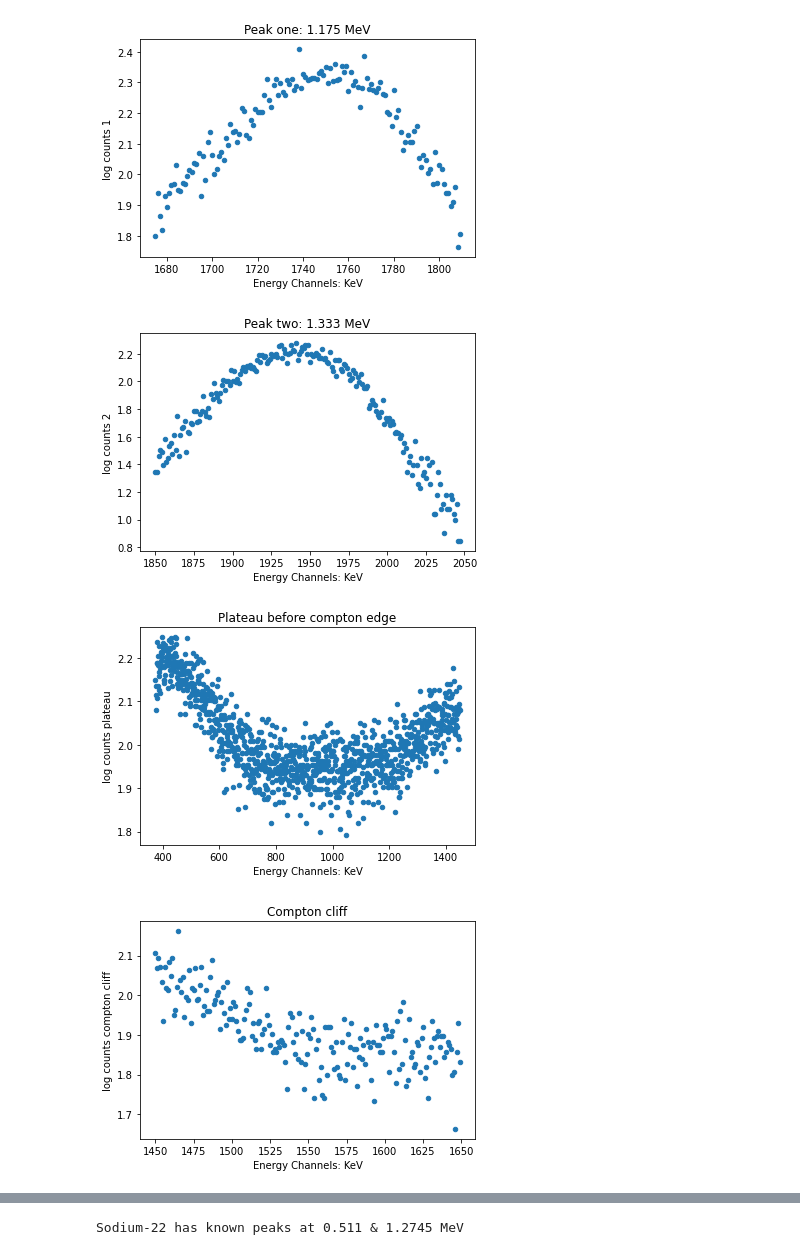
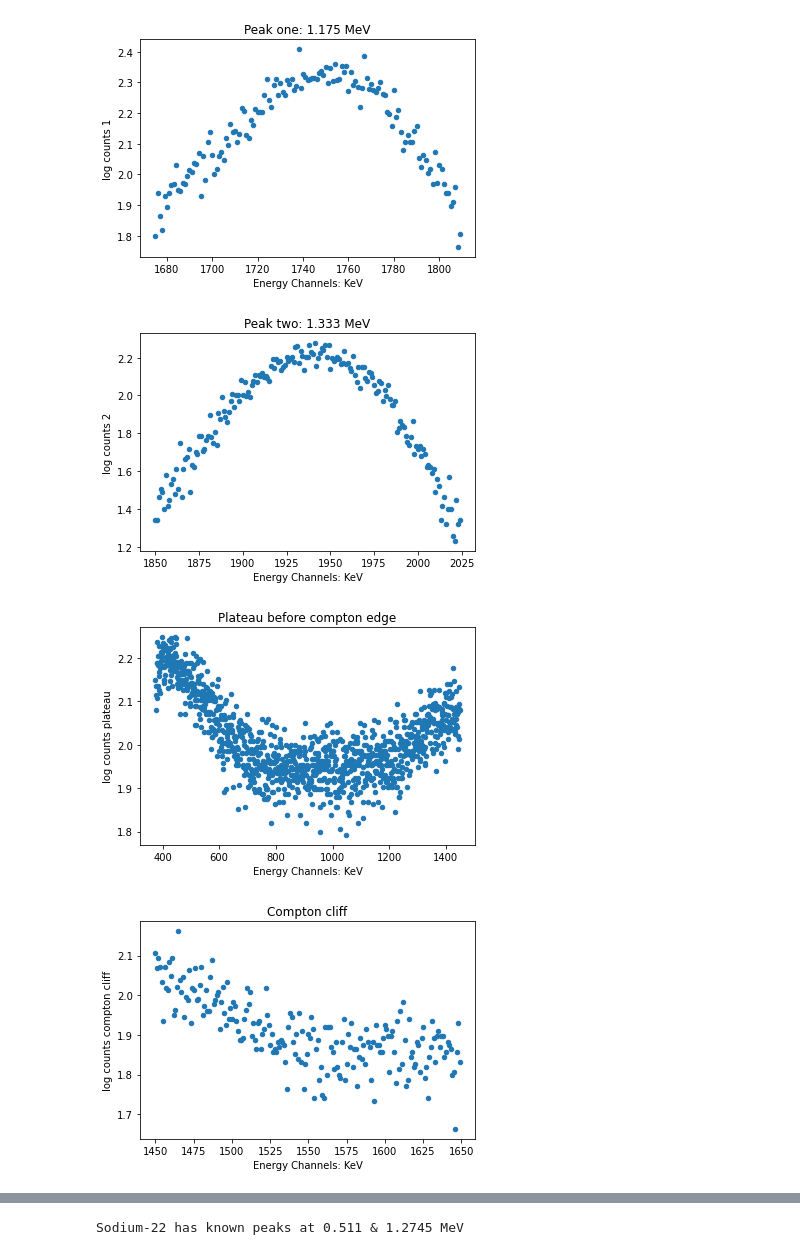
Before and after one commit to maraMaraschino/Adv-Lab, a Jupyter notebook: Gamma Spectroscopy/Gamma Spec Data.ipynb, the cells around one changed output, grey strips where cells are left out. Cells and saved outputs as stored; diff of their text form; code cells hidden in the pictures.

```diff
--- a/Gamma Spectroscopy/Gamma Spec Data.ipynb
+++ b/Gamma Spectroscopy/Gamma Spec Data.ipynb
@@ -34,38 +50,38 @@ ax1 = df_peak_1.plot.scatter(x=df_peak_1_x, y ='log counts 1')
 ax1.set_title("Peak one: 1.175 MeV")
 ax1.set_xlabel("Energy Channels: KeV")
 
-df_peak_2 = df.iloc[1850:].copy()
+df_peak_2 = df.iloc[1850:2025].copy()
 df_peak_2_x = df_peak_2.columns[0]
 df_peak_2['log counts 2'] = np.log10(df_peak_2[df_peak_2.columns[1]])
 ax2 = df_peak_2.plot.scatter(x=df_peak_2_x, y ='log counts 2')
 ax2.set_title("Peak two: 1.333 MeV")
 ax2.set_xlabel("Energy Channels: KeV")
 
 df_plateau = df.iloc[375:1450].copy()
 df_plateau_x = df_plateau.columns[0]
 df_plateau['log counts plateau'] = np.log10(df_plateau[df_plateau.columns[1]])
 ax3 = df_plateau.plot.scatter(x=df_plateau_x, y = 'log counts plateau')
 ax3.set_title("Plateau before compton edge")
 ax3.set_xlabel("Energy Channels: KeV")
 
 compton_cliff = df.iloc[1450:1650].copy()
 compton_cliff_x = compton_cliff.columns[0]
 compton_cliff['log counts compton cliff'] = np.log10(compton_cliff[compton_cliff.columns[1]])
 ax4 = compton_cliff.plot.scatter(x=compton_cliff_x, y='log counts compton cliff')
 ax4.set_title("Compton cliff")
 ax4.set_xlabel("Energy Channels: KeV")
 
 compton_plateau = df.iloc[375:1650].copy()
 compton_plateau_x = compton_plateau.columns[0]
 compton_plateau['log counts compton plateau'] = np.log10(compton_plateau[compton_plateau.columns[1]])
 ax5 = compton_plateau.plot.scatter(x=compton_plateau_x, y='log counts compton plateau')
 ax5.set_title("Compton plateau and cliff")
 ax5.set_xlabel("Energy Channels: KeV")
 
 plt.show()
 # %% [output]
 [figure]
-[figure, old version]
+[figure, new version]
 [figure]
 [figure]
 [figure]
```
Also changed, not shown: parts of 5 cells of this notebook.
